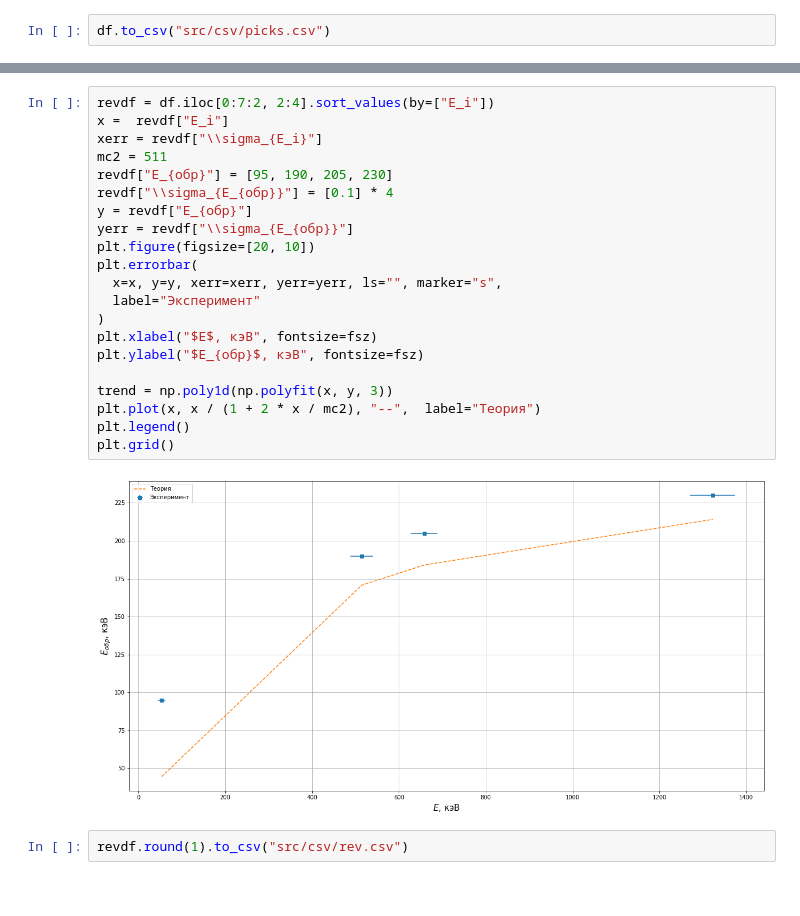
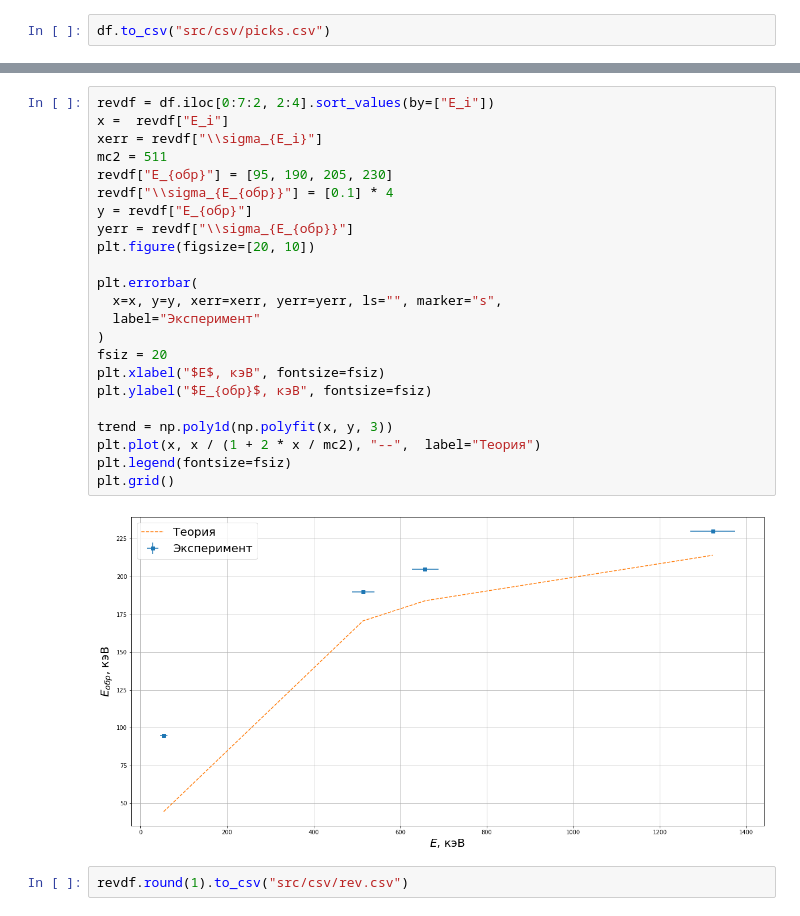
Before and after one commit to 106-inc/PhysLabV, a Jupyter notebook: 5.5/5.5.ipynb, the cells around one changed output, grey strips where cells are left out. Cells and saved outputs as stored; diff of their text form.

```diff
--- a/5.5/5.5.ipynb
+++ b/5.5/5.5.ipynb
@@ -305,25 +305,27 @@ a = 1.3855759608482072 +- 0.25286996159990804
 # %%
 revdf = df.iloc[0:7:2, 2:4].sort_values(by=["E_i"])
 x =  revdf["E_i"]
 xerr = revdf["\\sigma_{E_i}"]
 mc2 = 511
 revdf["E_{обр}"] = [95, 190, 205, 230]
 revdf["\\sigma_{E_{обр}}"] = [0.1] * 4
 y = revdf["E_{обр}"]
 yerr = revdf["\\sigma_{E_{обр}}"]
 plt.figure(figsize=[20, 10])
+
 plt.errorbar(
   x=x, y=y, xerr=xerr, yerr=yerr, ls="", marker="s",
   label="Эксперимент"
 )
-plt.xlabel("$E$, кэВ", fontsize=fsz)
-plt.ylabel("$E_{обр}$, кэВ", fontsize=fsz)
+fsiz = 20
+plt.xlabel("$E$, кэВ", fontsize=fsiz)
+plt.ylabel("$E_{обр}$, кэВ", fontsize=fsiz)
 
 trend = np.poly1d(np.polyfit(x, y, 3))
 plt.plot(x, x / (1 + 2 * x / mc2), "--",  label="Теория")
-plt.legend()
+plt.legend(fontsize=fsiz)
 plt.grid()
 # %% [output]
-[figure, old version]
+[figure, new version]
 # %%
 revdf.round(1).to_csv("src/csv/rev.csv")
```
Also changed, not shown: parts of 4 cells of this notebook, 2 other files.
